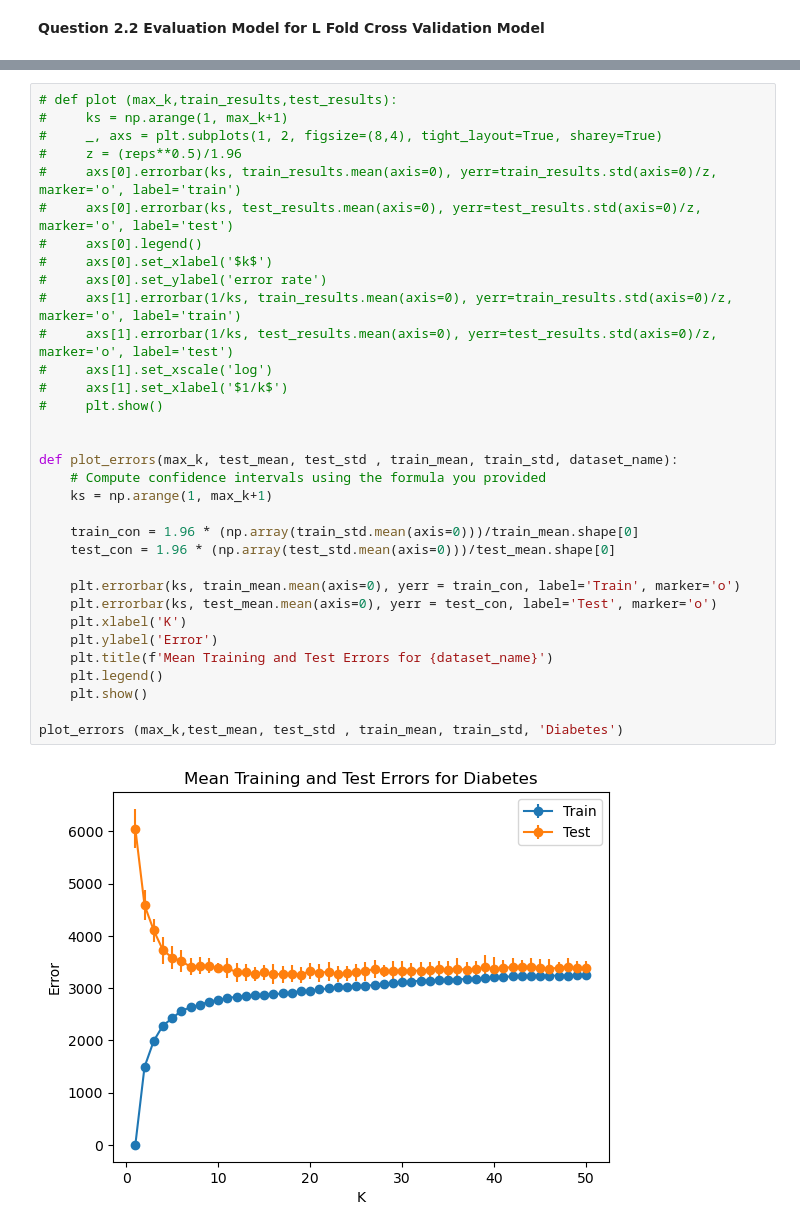
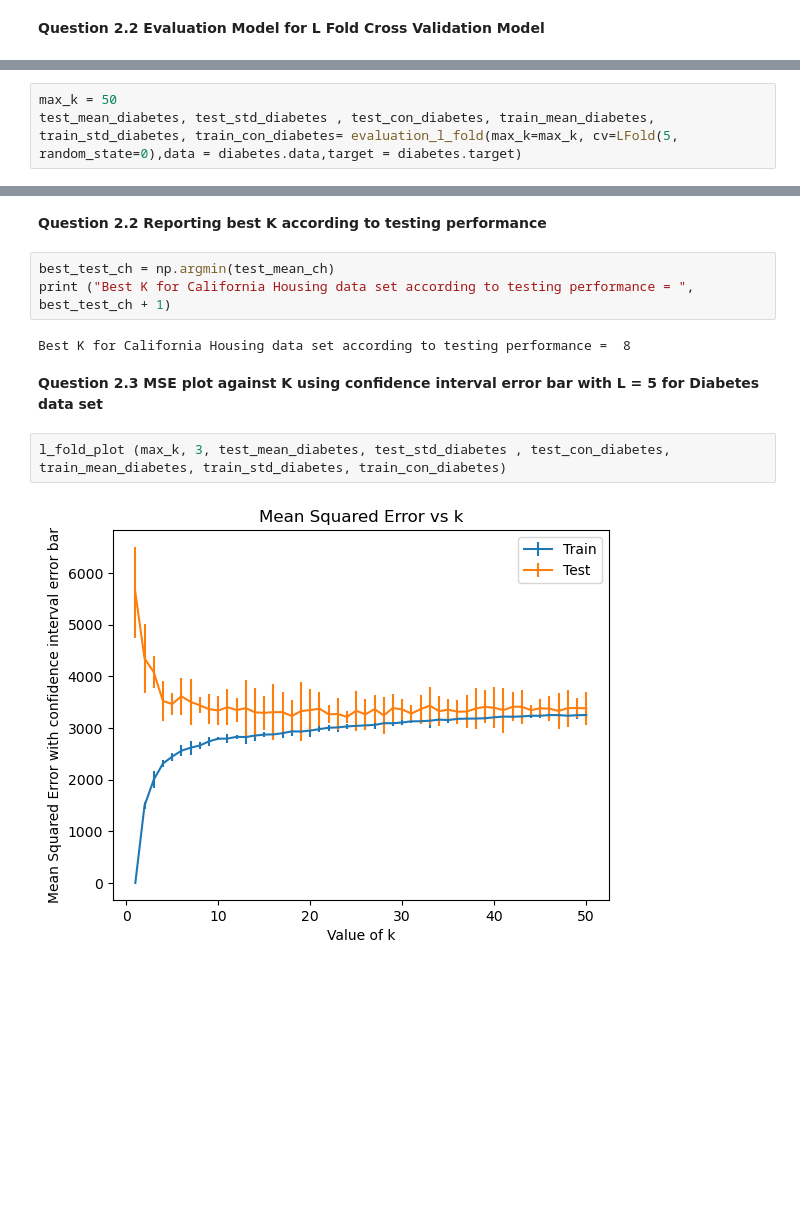
Before and after one commit to DarrenYee/Master-of-Artificial-Intelligence-Y2S1, a Jupyter notebook: FIT5201_N/FIT5201 Assignment 1/FIT5201 Assignment 1 Task 1 KNN Regressor.ipynb, the cells around one changed output, grey strips where cells are left out. Drawn from its saved outputs; the diff is of its cells as text; blank space fills up the shorter version.

```diff
--- a/FIT5201_N/FIT5201 Assignment 1/FIT5201 Assignment 1 Task 1 KNN Regressor.ipynb
+++ b/FIT5201_N/FIT5201 Assignment 1/FIT5201 Assignment 1 Task 1 KNN Regressor.ipynb
@@ -218,0 +263,3 @@ def evaluation_l_fold(max_k, cv,data,target):
+# %%
+max_k = 50
+test_mean_diabetes, test_std_diabetes , test_con_diabetes, train_mean_diabetes, train_std_diabetes, train_con_diabetes= evaluation_l_fold(max_k=max_k, cv=LFold(5, random_state=0),data = diabetes.data,target = diabetes.target)
@@ -225,35 +302,13 @@ plot (max_k,train_mean,test_mean)
+# %% [markdown]
+**Question 2.2 Reporting best K according to testing performance**
+# %%
+best_test_ch = np.argmin(test_mean_ch)
+print ("Best K for California Housing data set according to testing performance = ", best_test_ch + 1)
+# %% [output]
+Best K for California Housing data set according to testing performance =  8
+# %% [markdown]
+**Question 2.3 MSE plot against K using confidence interval error bar with L = 5 for Diabetes data set**
 # %%
-# def plot (max_k,train_results,test_results):
-#     ks = np.arange(1, max_k+1)
-#     _, axs = plt.subplots(1, 2, figsize=(8,4), tight_layout=True, sharey=True)
-#     z = (reps**0.5)/1.96
-#     axs[0].errorbar(ks, train_results.mean(axis=0), yerr=train_results.std(axis=0)/z, marker='o', label='train')
-#     axs[0].errorbar(ks, test_results.mean(axis=0), yerr=test_results.std(axis=0)/z, marker='o', label='test')
-#     axs[0].legend()
-#     axs[0].set_xlabel('$k$')
-#     axs[0].set_ylabel('error rate')
-#     axs[1].errorbar(1/ks, train_results.mean(axis=0), yerr=train_results.std(axis=0)/z, marker='o', label='train')
-#     axs[1].errorbar(1/ks, test_results.mean(axis=0), yerr=test_results.std(axis=0)/z, marker='o', label='test')
-#     axs[1].set_xscale('log')
-#     axs[1].set_xlabel('$1/k$')
-#     plt.show()
-
-
-def plot_errors(max_k, test_mean, test_std , train_mean, train_std, dataset_name):
-    # Compute confidence intervals using the formula you provided
-    ks = np.arange(1, max_k+1)
-
-    train_con = 1.96 * (np.array(train_std.mean(axis=0)))/train_mean.shape[0]
-    test_con = 1.96 * (np.array(test_std.mean(axis=0)))/test_mean.shape[0]
-
-    plt.errorbar(ks, train_mean.mean(axis=0), yerr = train_con, label='Train', marker='o')
-    plt.errorbar(ks, test_mean.mean(axis=0), yerr = test_con, label='Test', marker='o')
-    plt.xlabel('K')
-    plt.ylabel('Error')
-    plt.title(f'Mean Training and Test Errors for {dataset_name}')
-    plt.legend()
-    plt.show()
-
-plot_errors (max_k,test_mean, test_std , train_mean, train_std, 'Diabetes')
+l_fold_plot (max_k, 3, test_mean_diabetes, test_std_diabetes , test_con_diabetes, train_mean_diabetes, train_std_diabetes, train_con_diabetes)
 # %% [output]
-[figure, old version]
+[figure, new version]
```
Also changed, not shown: parts of 43 cells of this notebook.
